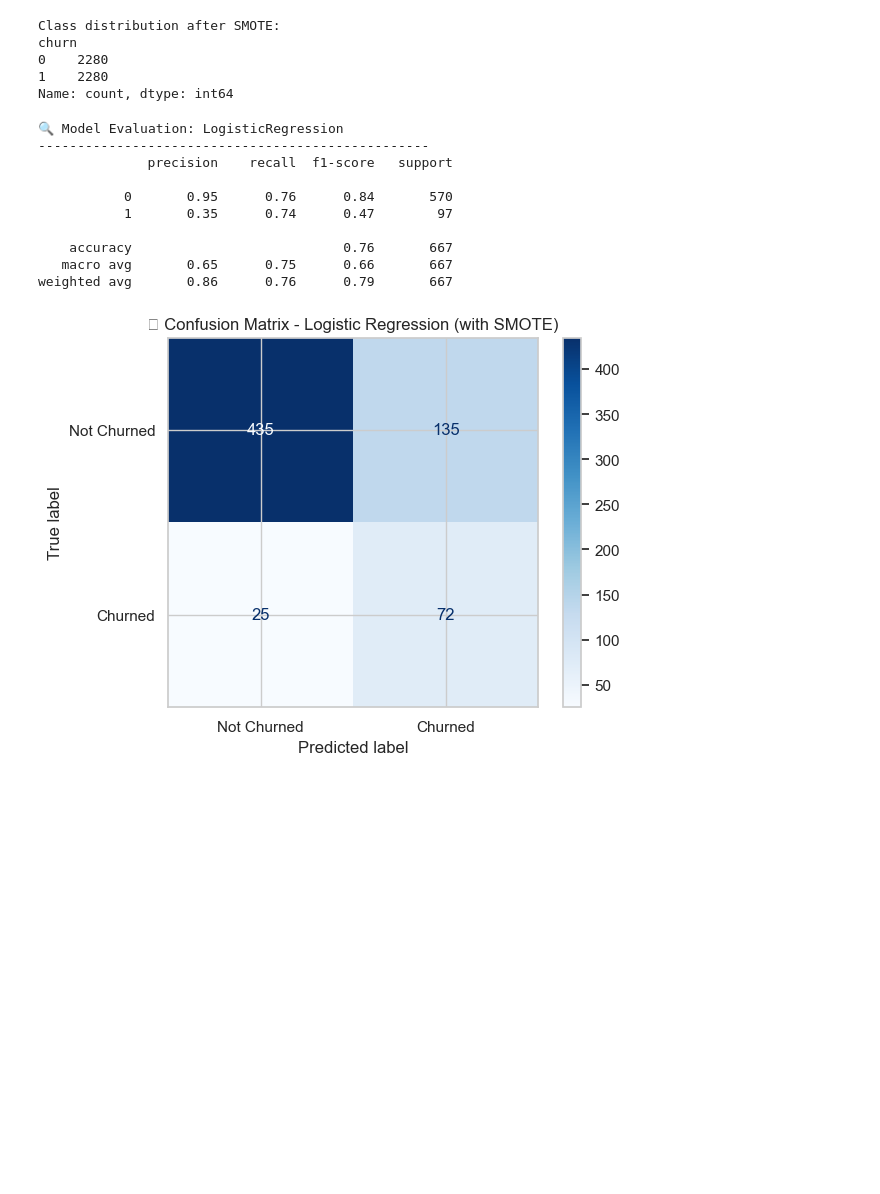
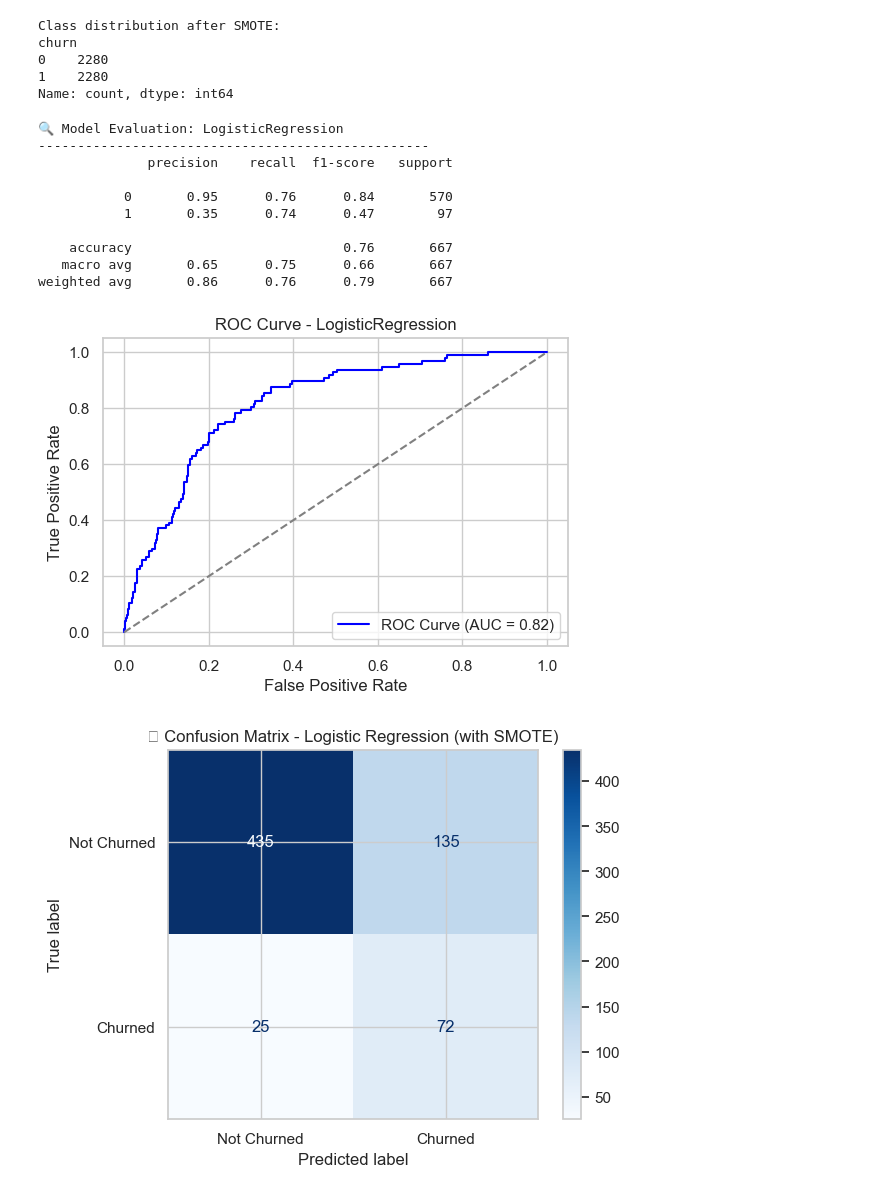
Before and after one commit to RachelinTheLoop/predicting-customer-churn, a Jupyter notebook: customer_churn_analysis.ipynb, the cells around one changed output. Saved outputs shown, nothing was run; the diff lists cells and outputs as text; code cells hidden in the pictures; blank space fills up the shorter version.

```diff
--- a/customer_churn_analysis.ipynb
+++ b/customer_churn_analysis.ipynb
@@ -644,23 +644,25 @@ Name: count, dtype: int64
 # %%
 # 🔁 Reinitialize the Logistic Regression model
 log_reg_smote = LogisticRegression(max_iter=1000, random_state=42)
 
 # 🎯 Fit the model on the resampled training data
 log_reg_smote.fit(X_train_resampled, y_train_resampled)
 
 # 🧾 Evaluate the model using the helper function
-log_reg_smote_results = evaluate_model(log_reg_smote, X_test_scaled, y_test)
+
+logreg_smote_results = evaluate_model(log_reg_smote, X_test_scaled, y_test, plot_roc=True)
 # %% [output]
 🔍 Model Evaluation: LogisticRegression
 --------------------------------------------------
               precision    recall  f1-score   support
 
            0       0.95      0.76      0.84       570
            1       0.35      0.74      0.47        97
 
     accuracy                           0.76       667
    macro avg       0.65      0.75      0.66       667
 weighted avg       0.86      0.76      0.79       667
+[figure, added]
 # %%
 from sklearn.metrics import ConfusionMatrixDisplay
 import matplotlib.pyplot as plt
```
Also changed, not shown: parts of 7 cells of this notebook.
